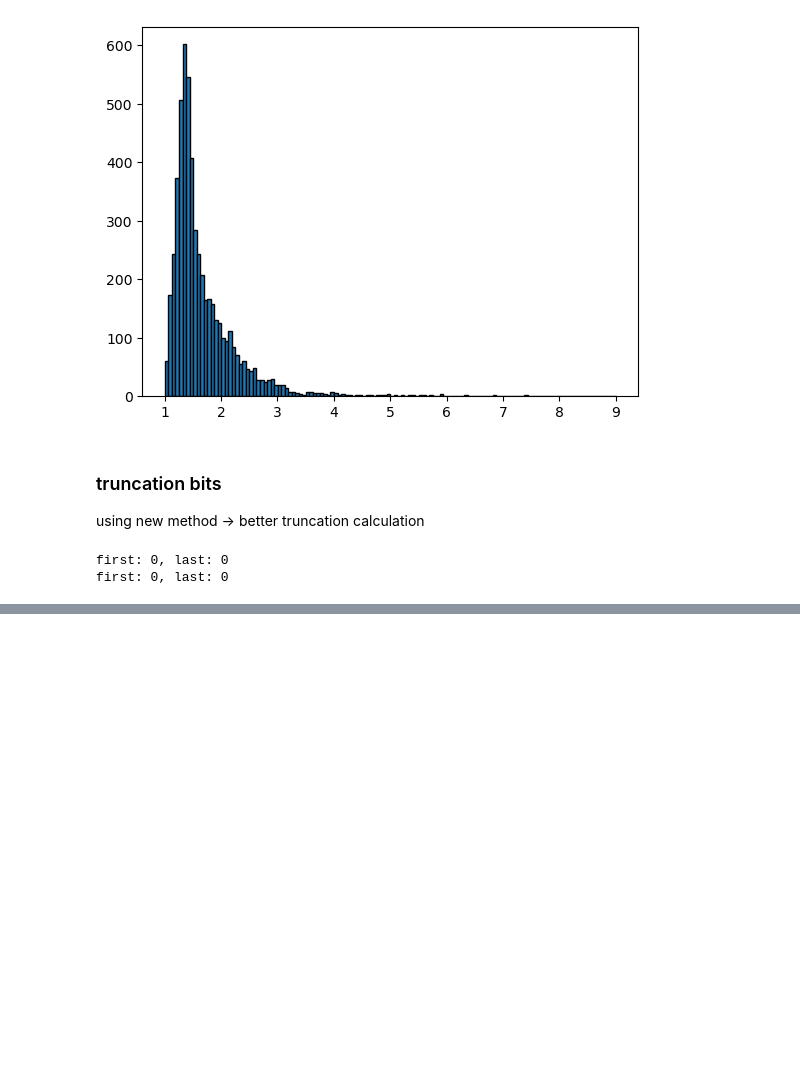
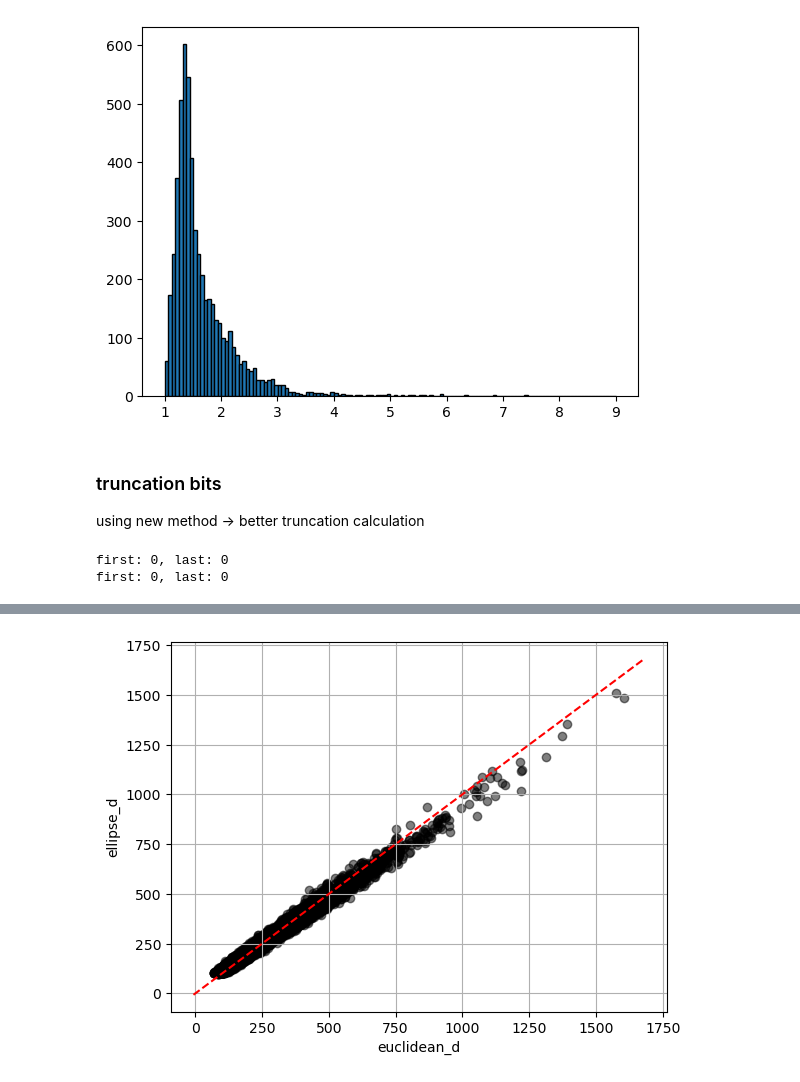
Before and after one commit to ezriri/2DS_code, a Jupyter notebook: check_image_h5.ipynb, the cells around one changed output, grey strips where cells are left out. Drawn from its saved outputs; the diff is of its cells as text; code cells hidden in the pictures; blank space fills up the shorter version.

```diff
--- a/check_image_h5.ipynb
+++ b/check_image_h5.ipynb
@@ -422,0 +427,3 @@ first: 0, last: 0
+# %%
+non_trunc_df = df[(df['first_diode_trunc'] == 0) & (df['last_diode_trunc'] == 0) & (df['image_trunc'] == 0)]
+non_trunc_df
@@ -422,0 +444,21 @@ first: 0, last: 0
+# %%
+ellipse_d = non_trunc_df['ellipse_d_max']
+euclidean_d = non_trunc_df['Euclidean_d_max']
+feret_d = non_trunc_df['Feret_d_max']
+# %%
+fig, ax = plt.subplots()
+ax.scatter(euclidean_d, ellipse_d,alpha=0.5, c='black')
+transform = ax.transAxes
+line.set_transform(transform)
+ax.set_xlabel("euclidean_d")
+ax.set_ylabel("ellipse_d")
+# Get the range of data
+min_val = min(ax.get_xlim()[0], ax.get_ylim()[0])
+max_val = max(ax.get_xlim()[1], ax.get_ylim()[1])
+
+# Plot a 1-to-1 line
+ax.plot([min_val, max_val], [min_val, max_val], color='red', linestyle='--')
+ax.grid()
+plt.show()
+# %% [output]
+[figure, added]
```
Also changed, not shown: parts of 7 cells of this notebook, 1 other file.
